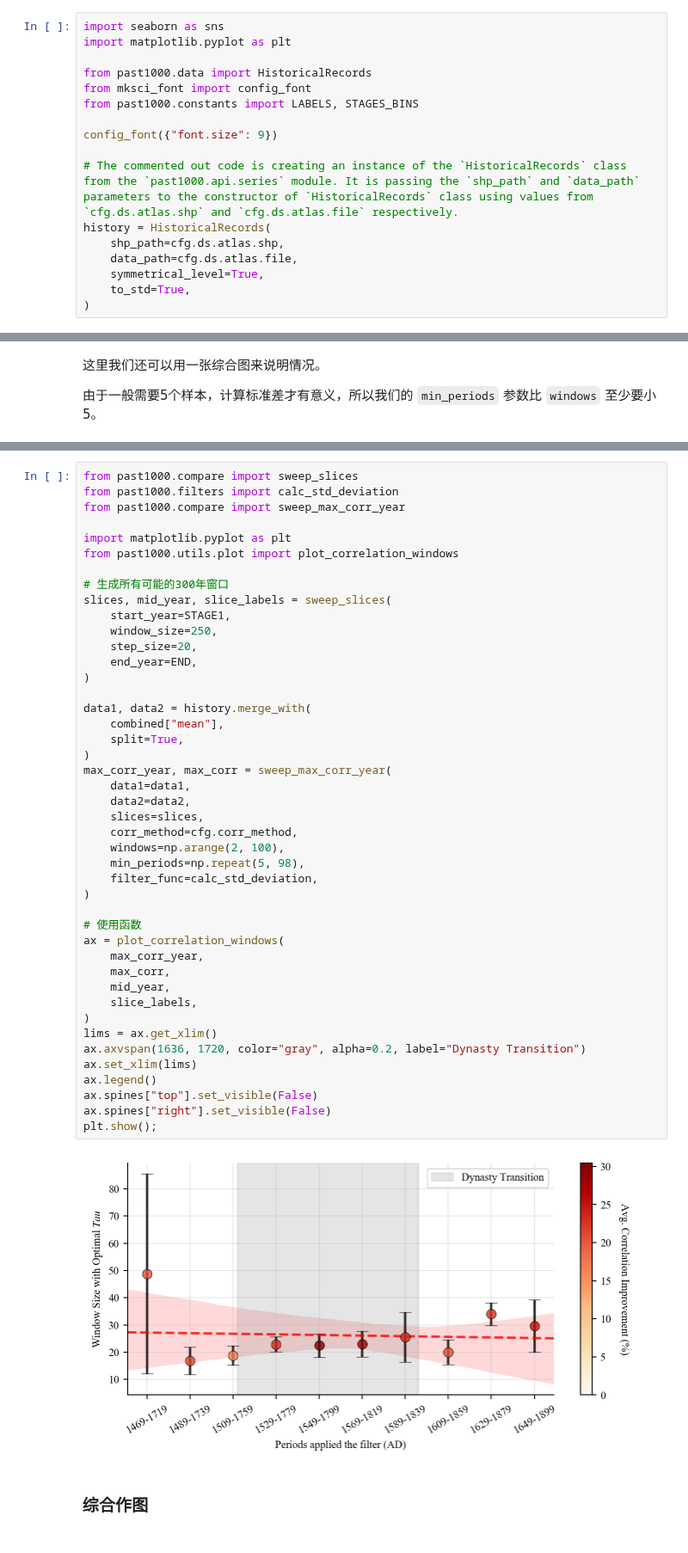
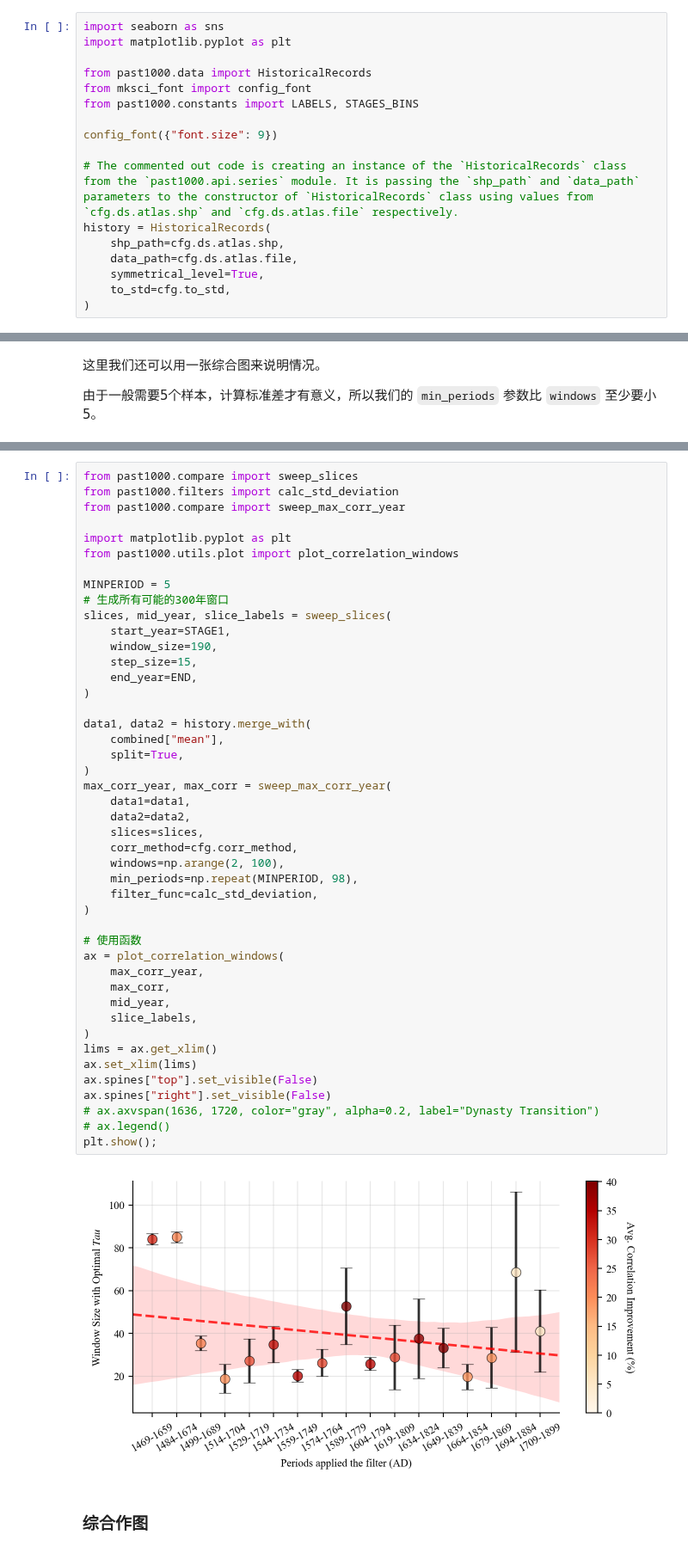
Before and after one commit to SongshGeo/shifting_baseline, a Jupyter notebook: reports/history.ipynb, the cells around one changed output, grey strips where cells are left out. Shown at 86% size. Drawn from its saved outputs; the diff is of its cells as text.

```diff
--- a/reports/history.ipynb
+++ b/reports/history.ipynb
@@ -34,7 +34,7 @@ history = HistoricalRecords(
     shp_path=cfg.ds.atlas.shp,
     data_path=cfg.ds.atlas.file,
     symmetrical_level=True,
-    to_std=True,
+    to_std=cfg.to_std,
 )
 # %% [markdown]
 # 对比重建数据和历史数据
@@ -114,44 +118,45 @@ from past1000.compare import sweep_max_corr_year
 import matplotlib.pyplot as plt
 from past1000.utils.plot import plot_correlation_windows
 
+MINPERIOD = 5
 # 生成所有可能的300年窗口
 slices, mid_year, slice_labels = sweep_slices(
     start_year=STAGE1,
-    window_size=250,
-    step_size=20,
+    window_size=190,
+    step_size=15,
     end_year=END,
 )
 
 data1, data2 = history.merge_with(
     combined["mean"],
     split=True,
 )
 max_corr_year, max_corr = sweep_max_corr_year(
     data1=data1,
     data2=data2,
     slices=slices,
     corr_method=cfg.corr_method,
     windows=np.arange(2, 100),
-    min_periods=np.repeat(5, 98),
+    min_periods=np.repeat(MINPERIOD, 98),
     filter_func=calc_std_deviation,
 )
 
 # 使用函数
 ax = plot_correlation_windows(
     max_corr_year,
     max_corr,
     mid_year,
     slice_labels,
 )
 lims = ax.get_xlim()
-ax.axvspan(1636, 1720, color="gray", alpha=0.2, label="Dynasty Transition")
 ax.set_xlim(lims)
-ax.legend()
 ax.spines["top"].set_visible(False)
 ax.spines["right"].set_visible(False)
+# ax.axvspan(1636, 1720, color="gray", alpha=0.2, label="Dynasty Transition")
+# ax.legend()
 plt.show();
 # %% [output]
-[figure, old version]
+[figure, new version]
 # %% [markdown]
 ### 综合作图
 # %%
```
Also changed, not shown: parts of 3 cells of this notebook, 3 other files.
